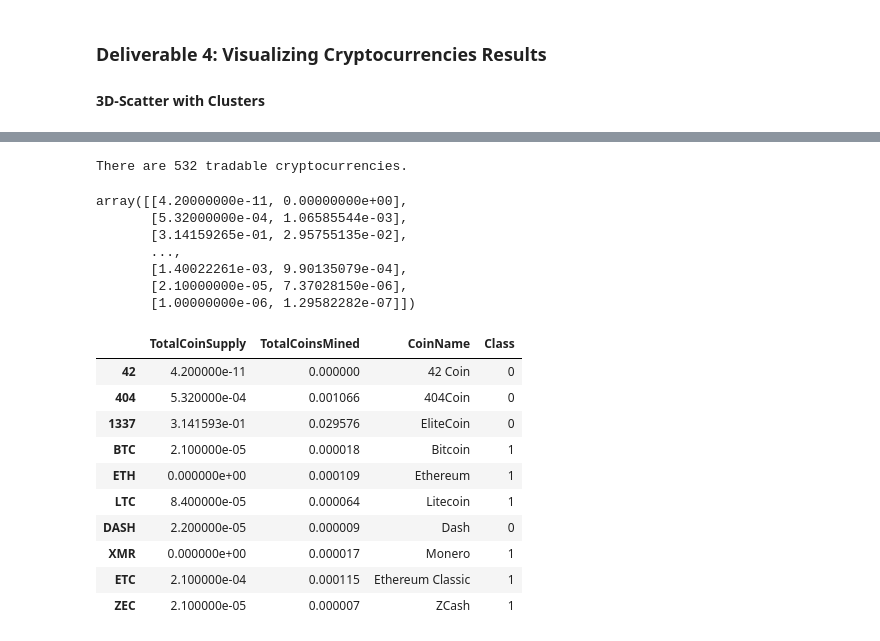
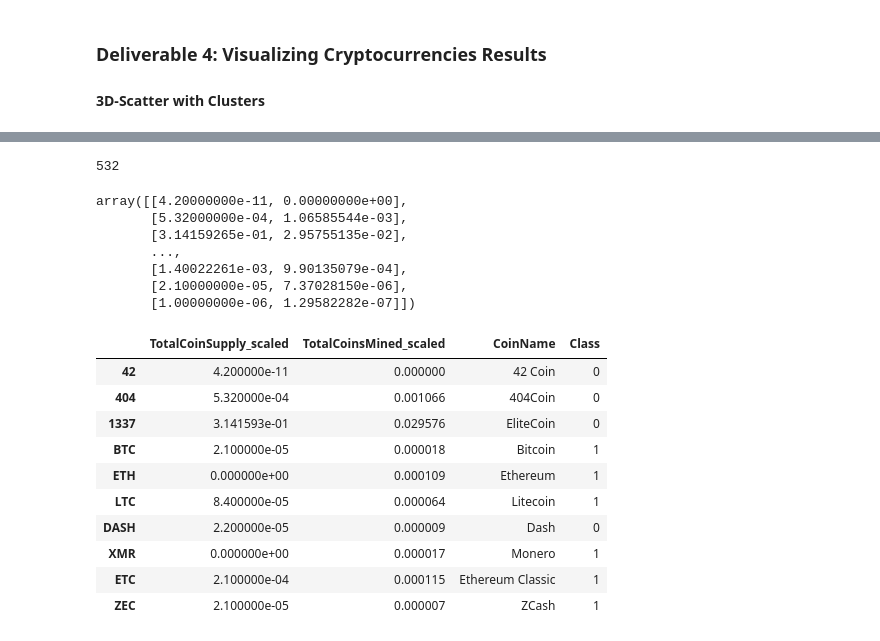
Before and after one commit to nbhatia1014/Cryptocurrencies, a Jupyter notebook: crypto_clustering.ipynb, the cells around one changed output, grey strips where cells are left out. Saved outputs shown, nothing was run; the diff lists cells and outputs as text; code cells hidden in the pictures.

```diff
--- a/crypto_clustering.ipynb
+++ b/crypto_clustering.ipynb
@@ -127,0 +232,11 @@ Running K-Means with `k=4`
+# %%
+# Initialize the K-Means model.
+model = KMeans(n_clusters=4, random_state=0)
+
+# Fit the model
+model.fit(pcs_df)
+
+# Predict clusters
+predictions = model.predict(pcs_df)
+print(predictions)
+pcs_df["Class"] = model.labels_
@@ -128,15 +259,6 @@ Running K-Means with `k=4`
 # %%
 # Create a new DataFrame including predicted clusters and cryptocurrencies features.
 # Concatentate the crypto_df and pcs_df DataFrames on the same columns.
-# YOUR CODE HERE
-
-#  Add a new column, "CoinName" to the clustered_df DataFrame that holds the names of the cryptocurrencies.
-# YOUR CODE HERE
-
-#  Add a new column, "Class" to the clustered_df DataFrame that holds the predictions.
-# YOUR CODE HERE
-
-# Print the shape of the clustered_df
-print(clustered_df.shape)
-clustered_df.head(10)
+clustered_df = Crypto_df.join(pcs_df, how='inner')
+clustered_df.head()
 # %% [output]
@@ -143,0 +271,4 @@ NameError: name 'clustered_df' is not defined
+# %%
+#  Add a new column, "CoinName" to the clustered_df DataFrame that holds the names of the cryptocurrencies.
+clustered_df = clustered_df.join(Names_df, how='inner')
+clustered_df.head(10)
@@ -158,12 +330,14 @@ NameError: name 'clustered_df' is not defined
 [interactive output not drawn]
 # %%
 # Print the total number of tradable cryptocurrencies.
-# YOUR CODE HERE
+clustered_df['CoinName'].count()
 # %% [output]
-There are 532 tradable cryptocurrencies.
+532
 # %%
 # Scaling data to create the scatter plot with tradable cryptocurrencies.
-# YOUR CODE HERE
+cluster_df = clustered_df[['TotalCoinSupply', 'TotalCoinsMined']]
+X_minmax = MinMaxScaler().fit_transform(cluster_df)
+X_minmax
 # %% [output]
 array([[4.20000000e-11, 0.00000000e+00],
        [5.32000000e-04, 1.06585544e-03],
@@ -174,17 +348,21 @@ array([[4.20000000e-11, 0.00000000e+00],
        [1.00000000e-06, 1.29582282e-07]])
 # %%
 # Create a new DataFrame that has the scaled data with the clustered_df DataFrame index.
-# YOUR CODE HERE
+index_values = (clustered_df.index.tolist())
+plot_df = pd.DataFrame(
+    data = X_minmax, columns=["TotalCoinSupply_scaled",
+                              "TotalCoinsMined_scaled"], index = index_values)
 
 # Add the "CoinName" column from the clustered_df DataFrame to the new DataFrame.
-# YOUR CODE HERE
+plot_df = plot_df.join(Names_df, how='inner')
 
 # Add the "Class" column from the clustered_df DataFrame to the new DataFrame.
-# YOUR CODE HERE
+class_df = clustered_df['Class']
+plot_df = plot_df.join(class_df, how='inner')
 
 plot_df.head(10)
 # %% [output]
-|  | TotalCoinSupply | TotalCoinsMined | CoinName | Class |
+|  | TotalCoinSupply_scaled | TotalCoinsMined_scaled | CoinName | Class |
 | 42 | 4.200000e-11 | 0.000000 | 42 Coin | 0 |
 | 404 | 5.320000e-04 | 0.001066 | 404Coin | 0 |
 | 1337 | 3.141593e-01 | 0.029576 | EliteCoin | 0 |
```
Also changed, not shown: parts of 22 cells of this notebook.
